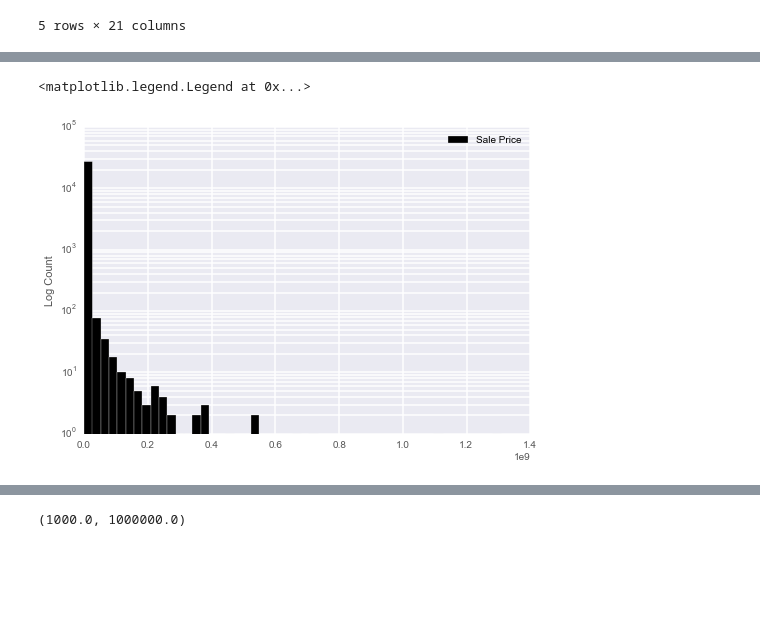
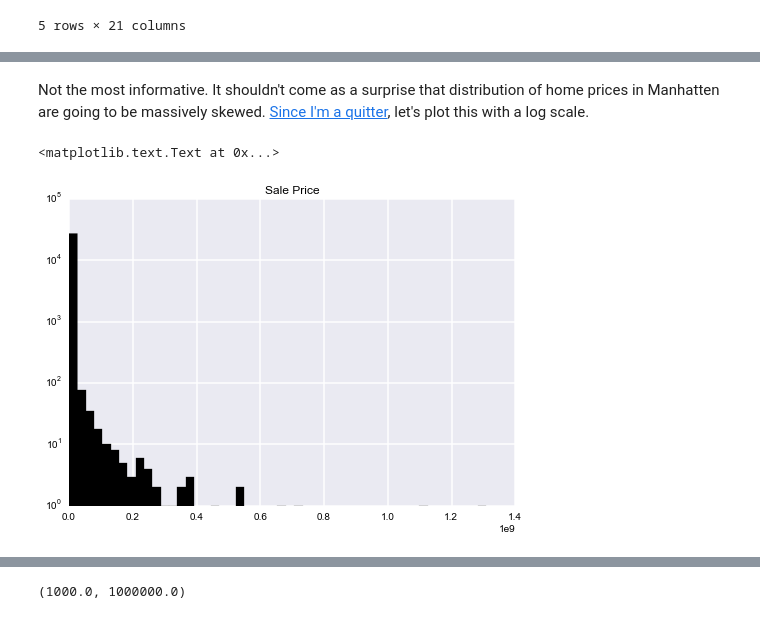
Before and after one commit to TomAugspurger/doing_data_science, a Jupyter notebook: Chapter02--RealDirectDataStrategy.ipynb, the cells around one changed output, grey strips where cells are left out. Drawn from its saved outputs; the diff is of its cells as text; code cells hidden in the pictures; blank space fills up the shorter version.

```diff
--- a/Chapter02--RealDirectDataStrategy.ipynb
+++ b/Chapter02--RealDirectDataStrategy.ipynb
@@ -61,10 +103,8 @@ df = df.rename(columns=lambda x: x.replace('\n', '').replace('-', '_').replace('
+# %% [markdown]
+Not the most informative. It shouldn't come as a surprise that distribution of home prices in Manhatten are going to be massively skewed. [Since I'm a quitter](http://xkcd.com/1162/), let's plot this with a log scale.
 # %%
-# massive outliers in sale price
-# TODO: matplotlib offset xticklabels
-
-ax = df.saleprice.hist(log=True, bins=50, color='k', label='Sale Price')
-ax.set_ylabel('Log Count')
-ax.legend()
+ax = df.saleprice.hist(log=True, bins=50, color='k')
+ax.set_title("Sale Price")
 # %% [output]
-<matplotlib.legend.Legend at 0x...>
+<matplotlib.text.Text at 0x...>
-[figure, old version]
+[figure, new version]
```
Also changed, not shown: parts of 32 cells of this notebook.
